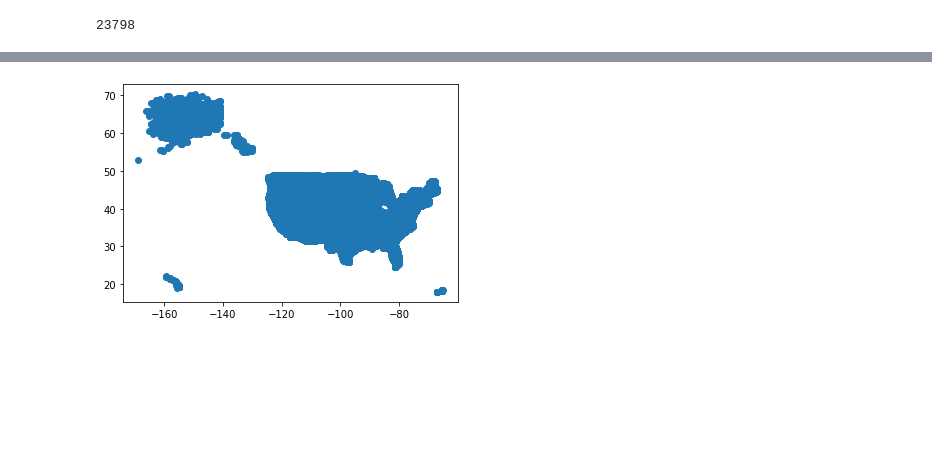
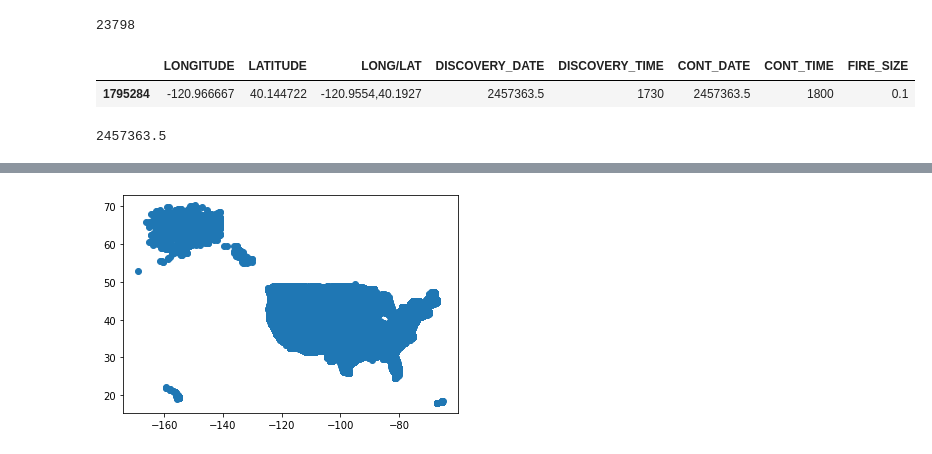
Before and after one commit to pldrobot/H20_Submissions, a Jupyter notebook: sql_process.ipynb, the cells around one changed output, grey strips where cells are left out. Drawn from its saved outputs; the diff is of its cells as text; code cells hidden in the pictures; blank space fills up the shorter version.

```diff
--- a/sql_process.ipynb
+++ b/sql_process.ipynb
@@ -133,4 +133,15 @@ for LL in LL_list:
     temp_list[2] = jd2cal(LL_df['DISCOVERY_DATE']+83)
     temp_list[3] = jd2cal(LL_df['CONT_DATE']+90)
     Data_csv_list.append(temp_list)
+# %%
+temp_val = Dataset_list[0]
+# .loc[0]["DISCOVERY_DATE"]
+temp_val
+# %% [output]
+|  | LONGITUDE | LATITUDE | LONG/LAT | DISCOVERY_DATE | DISCOVERY_TIME | CONT_DATE | CONT_TIME | FIRE_SIZE |
+| 1795284 | -120.966667 | 40.144722 | -120.9554,40.1927 | 2457363.5 | 1730 | 2457363.5 | 1800 | 0.1 |
+# %%
+temp_val.iloc[0]['DISCOVERY_DATE']
+# %% [output]
+2457363.5
 # %%
```
Also changed, not shown: parts of 14 cells of this notebook, 4 other files.
